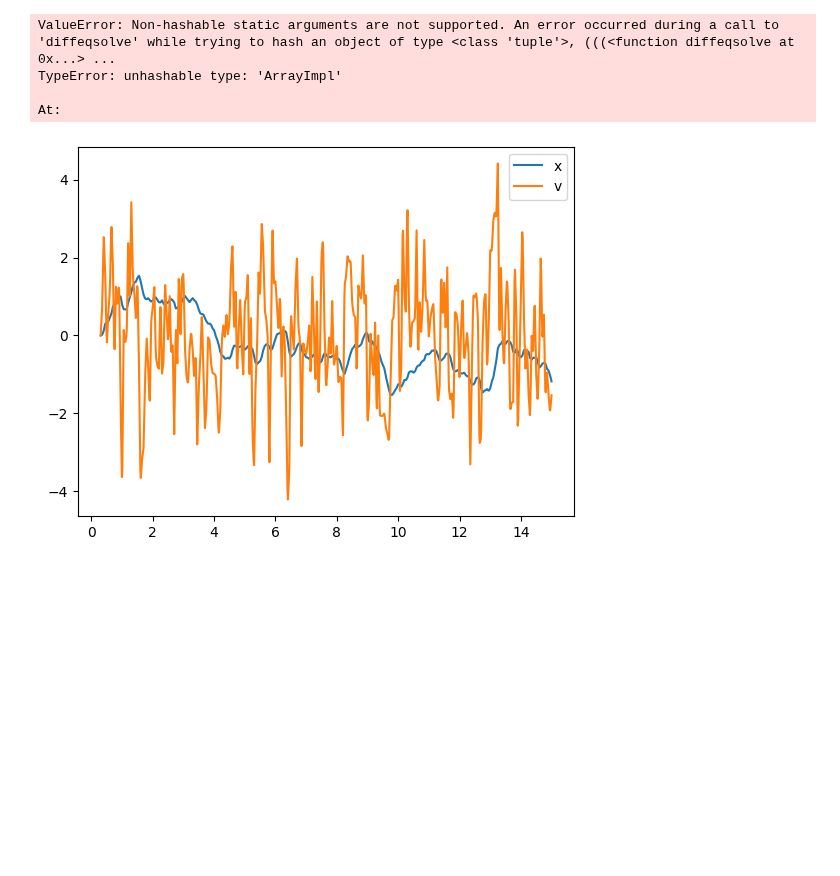
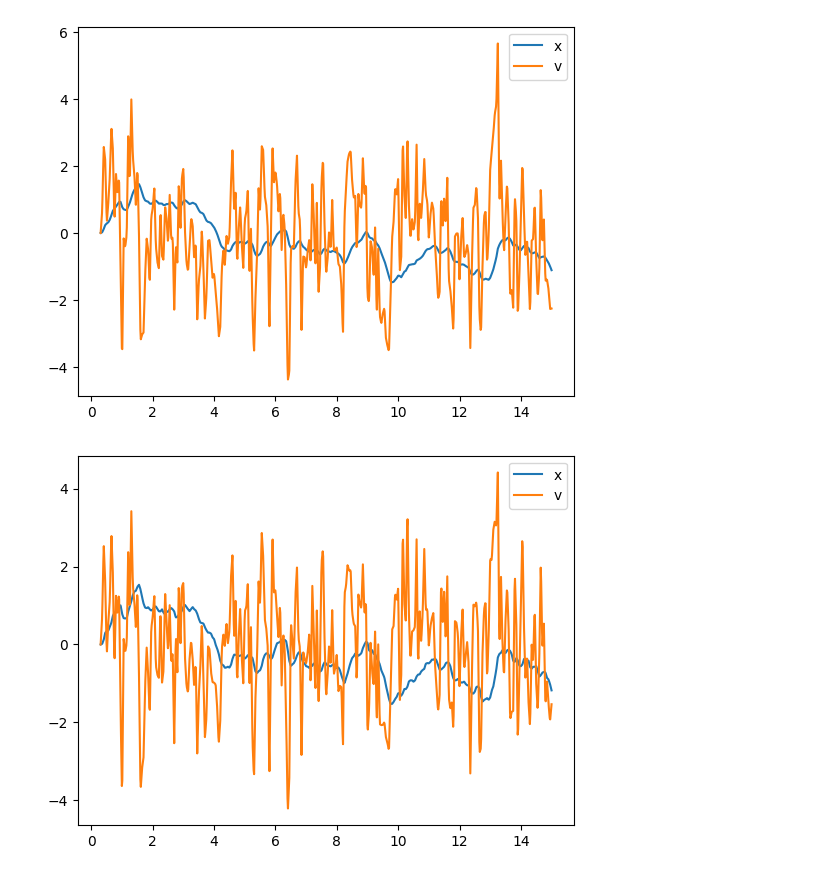
Before and after one commit to andyElking/diffrax_STLA, a Jupyter notebook: Langevin_test.ipynb, the cells around one changed output. Saved outputs shown, nothing was run; the diff lists cells and outputs as text; code cells hidden in the pictures; blank space fills up the shorter version.

```diff
--- a/Langevin_test.ipynb
+++ b/Langevin_test.ipynb
@@ -43,21 +43,18 @@ args = (10.0, 3.0, lambda x: x)
 # %%
 tab = StochasticButcherTableau(
     c=jnp.array([5 / 6]),
     b=jnp.array([0.4, 0.6]),
     a=[jnp.array([5 / 6])],
     cw=jnp.array([0.0, 5 / 6]),
     ch=jnp.array([1.0, 0.0]),
     cw_last=1.0,
     ch_last=0.0
 )
-shark = ANSR(tab)
-solSRK = diffeqsolve(termsEuler, shark, t0, t1, dt0=0.05, y0=jnp.array([0, 0], dtype=jnp.float32), args=args, saveat=saveat)
+
+solSRK = diffeqsolve(termsEuler, ANSR(), t0, t1, dt0=0.05, y0=jnp.array([0, 0], dtype=jnp.float32), args=args, saveat=saveat)
 plot_sol(solSRK)
 # %% [output]
-ValueError: Non-hashable static arguments are not supported. An error occurred during a call to 'diffeqsolve' while trying to hash an object of type <class 'tuple'>, (((<function diffeqsolve at 0x...> ...
-TypeError: unhashable type: 'ArrayImpl'
-
-At:
+[figure, added]
 # %%
 solSE = diffeqsolve(termsEuler, SEA(), t0, t1, dt0=0.05, y0=jnp.array([0, 0], dtype=jnp.float32), args=args, saveat=saveat)
 plot_sol(solSE)
```
Also changed, not shown: parts of 2 cells of this notebook, 2 other files.
